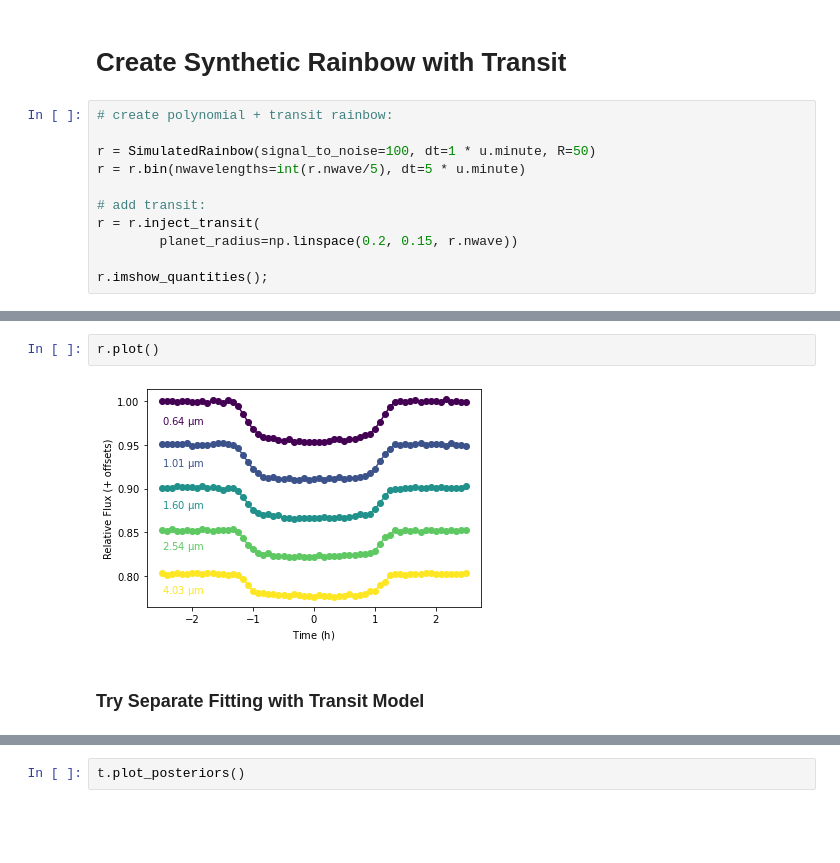
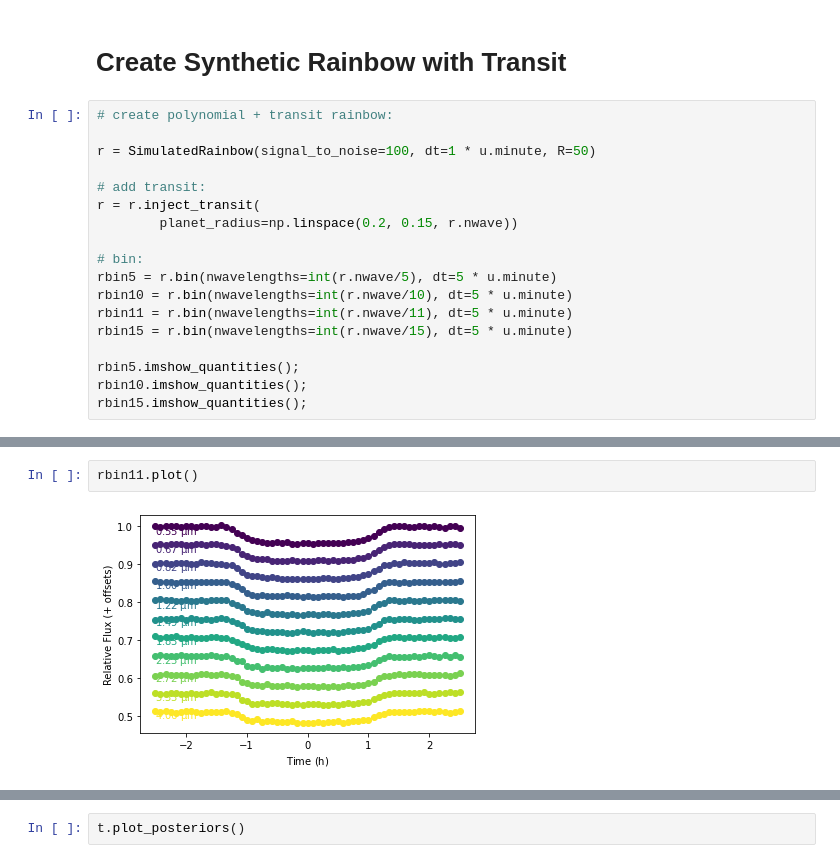
Before and after one commit to catrionamurray/chromatic_fitting, a Jupyter notebook: experiments.ipynb, the cells around one changed output, grey strips where cells are left out. Drawn from its saved outputs; the diff is of its cells as text; blank space fills up the shorter version.

```diff
--- a/experiments.ipynb
+++ b/experiments.ipynb
@@ -18,11 +18,18 @@ Running on chromatic v0.1.5
 # create polynomial + transit rainbow:
 
 r = SimulatedRainbow(signal_to_noise=100, dt=1 * u.minute, R=50)
-r = r.bin(nwavelengths=int(r.nwave/5), dt=5 * u.minute)
 
 # add transit:
 r = r.inject_transit(
         planet_radius=np.linspace(0.2, 0.15, r.nwave))
 
-r.imshow_quantities();
+# bin:
+rbin5 = r.bin(nwavelengths=int(r.nwave/5), dt=5 * u.minute)
+rbin10 = r.bin(nwavelengths=int(r.nwave/10), dt=5 * u.minute)
+rbin11 = r.bin(nwavelengths=int(r.nwave/11), dt=5 * u.minute)
+rbin15 = r.bin(nwavelengths=int(r.nwave/15), dt=5 * u.minute)
+
+rbin5.imshow_quantities();
+rbin10.imshow_quantities();
+rbin15.imshow_quantities();
 # %% [output]
@@ -30,6 +39,4 @@ r.imshow_quantities();
 # %%
-r.plot()
+rbin11.plot()
 # %% [output]
-[figure, old version]
+[figure, new version]
-# %% [markdown]
-### Try Separate Fitting with Transit Model
```
Also changed, not shown: parts of 39 cells of this notebook, 2 other files.
